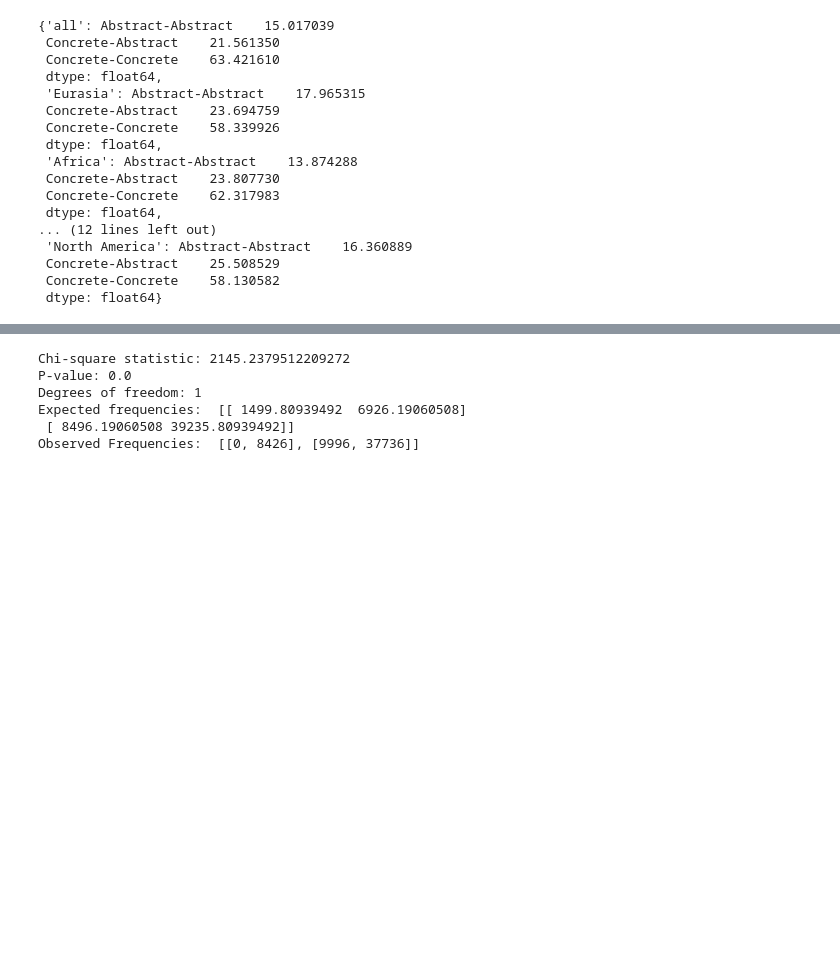
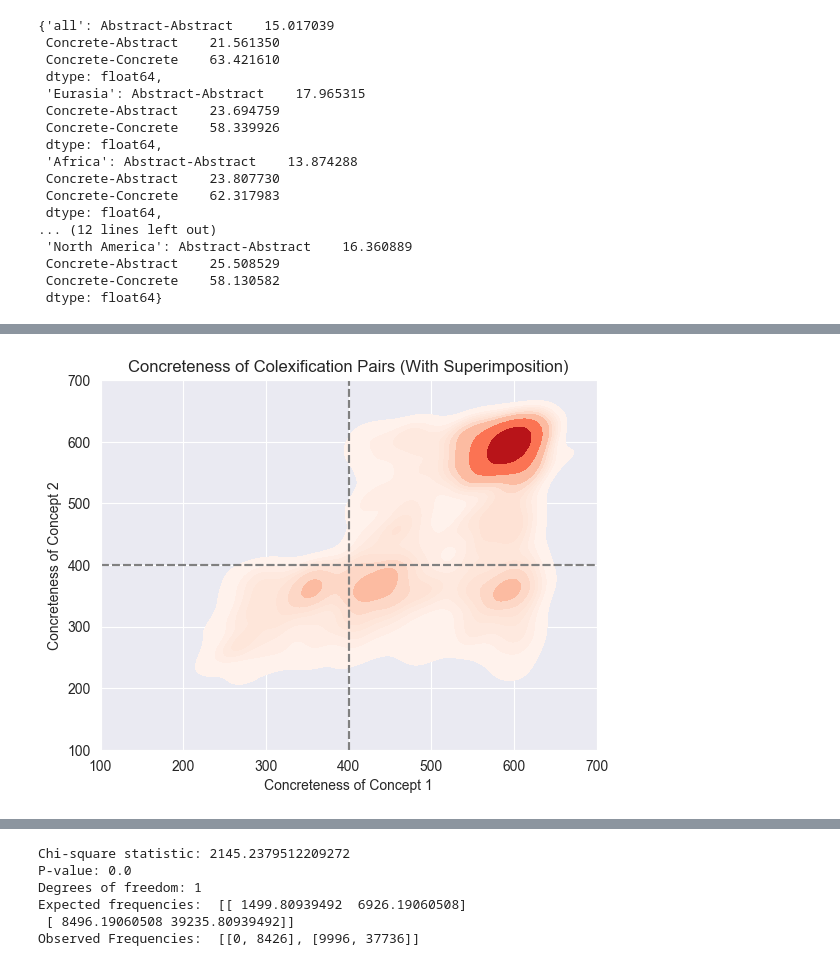
Before and after one commit to akunnamegwa/COG260Project, a Jupyter notebook: colex_demo_notebook.ipynb, the cells around one changed output, grey strips where cells are left out. Cells and saved outputs as stored; diff of their text form; code cells hidden in the pictures; blank space fills up the shorter version.

```diff
--- a/colex_demo_notebook.ipynb
+++ b/colex_demo_notebook.ipynb
@@ -362 +362,39 @@ plt.show()
+# %%
+invertAbsConc = []
+invertedX = []
+invertedY =[]
+for i in range(len(mega_no_freq["x"])):
+    # I want to translate all ABSTRACT-CONCRETE pairs to CONCRETE-ABSTRACT
+    concept1 = mega_no_freq["x"].iloc[i]
+    concept2 = mega_no_freq["y"].iloc[i]
+
+    if concept1 <= 400 and concept2 > 400:
+        newPair = concept2, concept1
+        invertAbsConc.append(newPair)
+        invertedX.append(concept2)
+        invertedY.append(concept1)
+    else:
+        invertAbsConc.append((concept1, concept2))
+        invertedX.append(concept1)
+        invertedY.append(concept2)
+# Creating a new DataFrame
+data = {'invertedAbsConc': invertAbsConc,
+        'invertedX': invertedX,
+        'invertedY': invertedY}
+
+invertACtoCA = pd.DataFrame(data)
+sns.kdeplot(data = invertACtoCA, x="invertedX", y="invertedY", cmap="Reds", fill=True)
+plt.xlim(100, 700)
+plt.ylim(100, 700)
+plt.xlabel('Concreteness of Concept 1')
+plt.ylabel('Concreteness of Concept 2')
+plt.title('Concreteness of Colexification Pairs (With Superimposition)')
+plt.axvline(x=400, ls="--", c="gray")
+plt.axhline(y=400, ls="--", c="gray")
+plt.axvline(x=400, ls="--", c="gray")
+plt.axhline(y=400, ls="--", c="gray")
+
+plt.show()
+# %% [output]
+[figure, added]
 # %%
```
Also changed, not shown: parts of 15 cells of this notebook.
